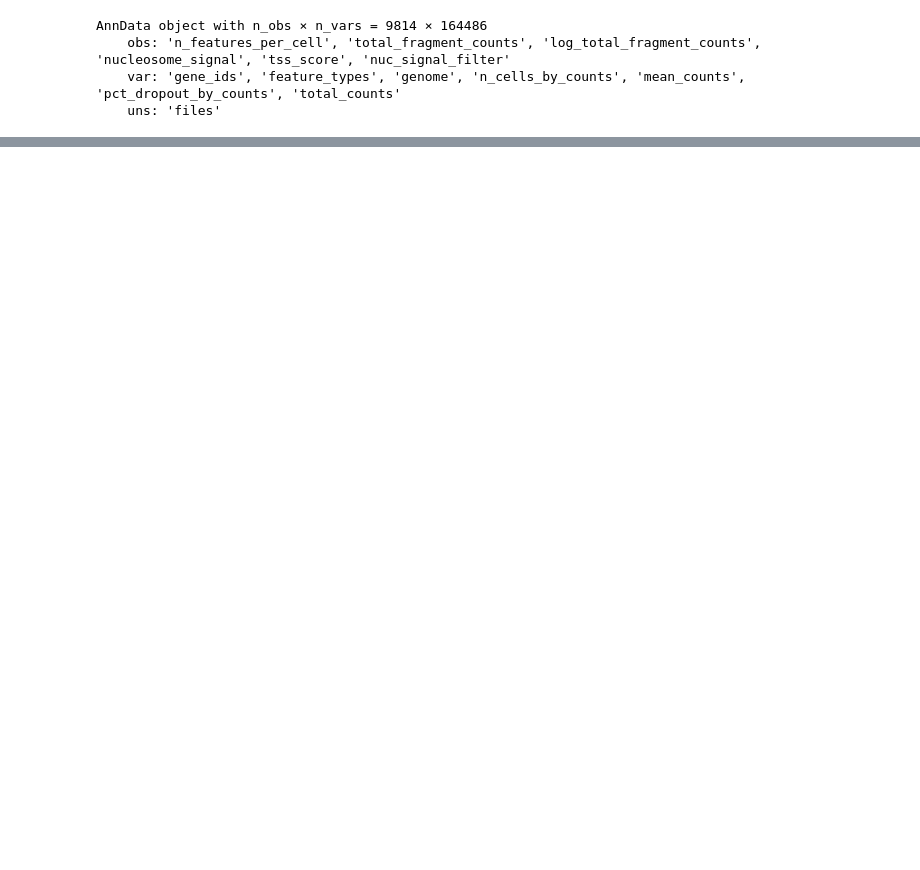
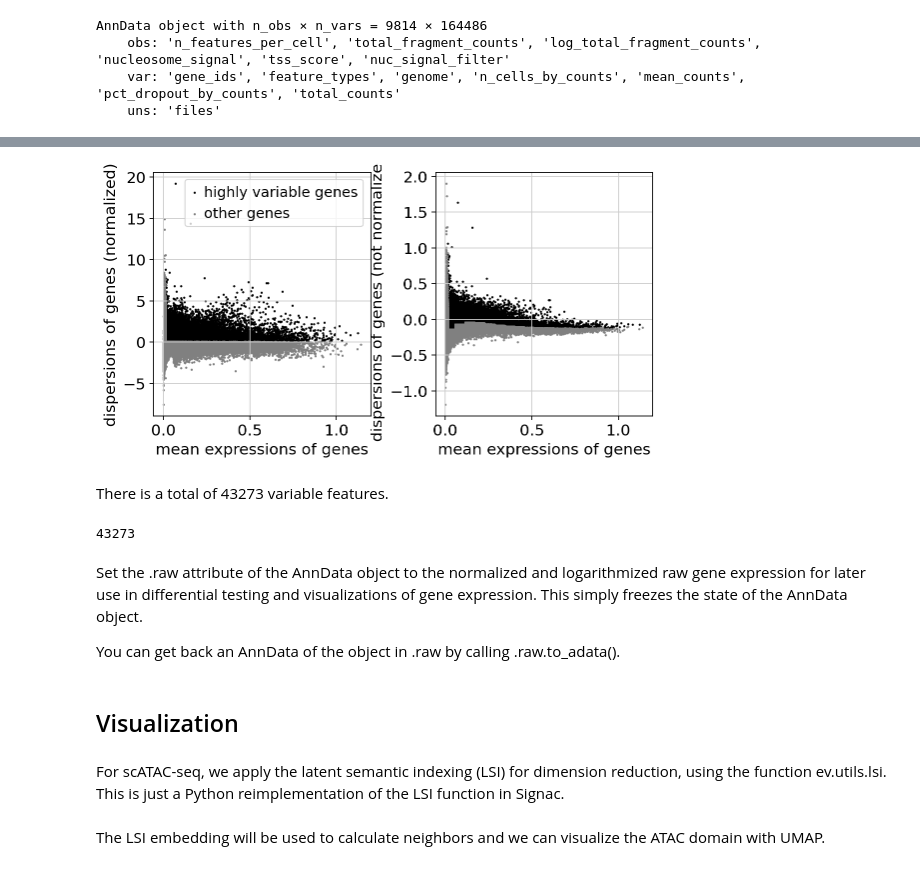
Before and after one commit to Starlitnightly/Epiverse, a Jupyter notebook: Epiverse_guide/docs/Tutorials-single/t_preprocess.ipynb, the cells around one changed output, grey strips where cells are left out. Cells and saved outputs as stored; diff of their text form; code cells hidden in the pictures; blank space fills up the shorter version.

```diff
--- a/Epiverse_guide/docs/Tutorials-single/t_preprocess.ipynb
+++ b/Epiverse_guide/docs/Tutorials-single/t_preprocess.ipynb
@@ -216,0 +258,15 @@ AnnData object with n_obs × n_vars = 9814 × 164486
+# %%
+sc.pl.highly_variable_genes(adata)
+# %% [output]
+[figure, added]
+# %% [markdown]
+There is a total of 43273 variable features.
+# %%
+import numpy as np
+np.sum(adata.var.highly_variable)
+# %% [output]
+43273
+# %% [markdown]
+Set the .raw attribute of the AnnData object to the normalized and logarithmized raw gene expression for later use in differential testing and visualizations of gene expression. This simply freezes the state of the AnnData object.
+
+You can get back an AnnData of the object in .raw by calling .raw.to_adata().
@@ -216,0 +275,5 @@ AnnData object with n_obs × n_vars = 9814 × 164486
+# %% [markdown]
+## Visualization
+# %% [markdown]
+For scATAC-seq, we apply the latent semantic indexing (LSI) for dimension reduction, using the function ev.utils.lsi.
+This is just a Python reimplementation of the LSI function in Signac.
@@ -216,0 +282,2 @@ AnnData object with n_obs × n_vars = 9814 × 164486
+# %% [markdown]
+The LSI embedding will be used to calculate neighbors and we can visualize the ATAC domain with UMAP.
```
Also changed, not shown: parts of 18 cells of this notebook, 2 other files.
